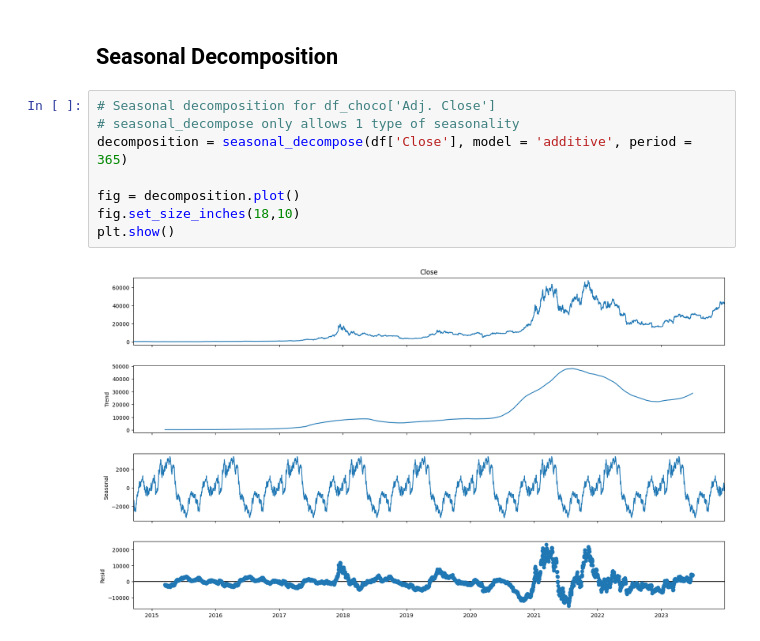
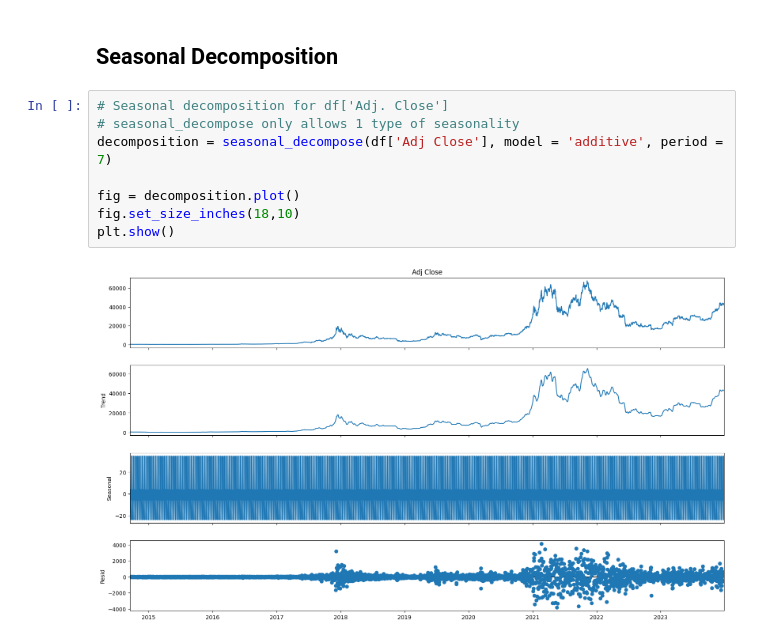
Before and after one commit to nurcoz/Udemy_time_series, a Jupyter notebook: Introduction_to_Time_Series_Analysis.ipynb, the cells around one changed output. Saved outputs shown, nothing was run; the diff lists cells and outputs as text.

```diff
--- a/Introduction_to_Time_Series_Analysis.ipynb
+++ b/Introduction_to_Time_Series_Analysis.ipynb
@@ -288,12 +288,12 @@ plt.show()
 # %% [markdown]
 ## Seasonal Decomposition
 # %%
-# Seasonal decomposition for df_choco['Adj. Close']
+# Seasonal decomposition for df['Adj. Close']
 # seasonal_decompose only allows 1 type of seasonality
-decomposition = seasonal_decompose(df['Close'], model = 'additive', period = 365)
+decomposition = seasonal_decompose(df['Adj Close'], model = 'additive', period = 7)
 
 fig = decomposition.plot()
 fig.set_size_inches(18,10)
 plt.show()
 # %% [output]
-[figure, old version]
+[figure, new version]
```
Also changed, not shown: parts of 2 cells of this notebook.
